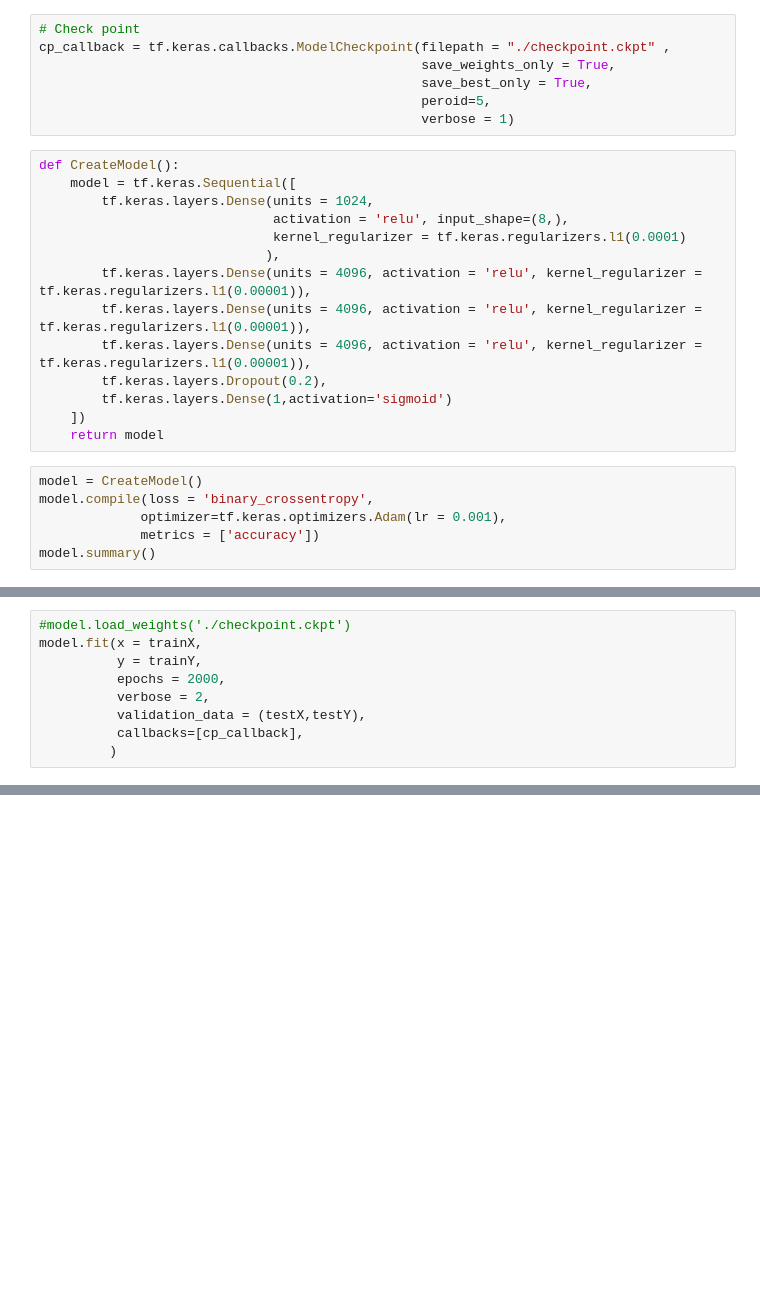
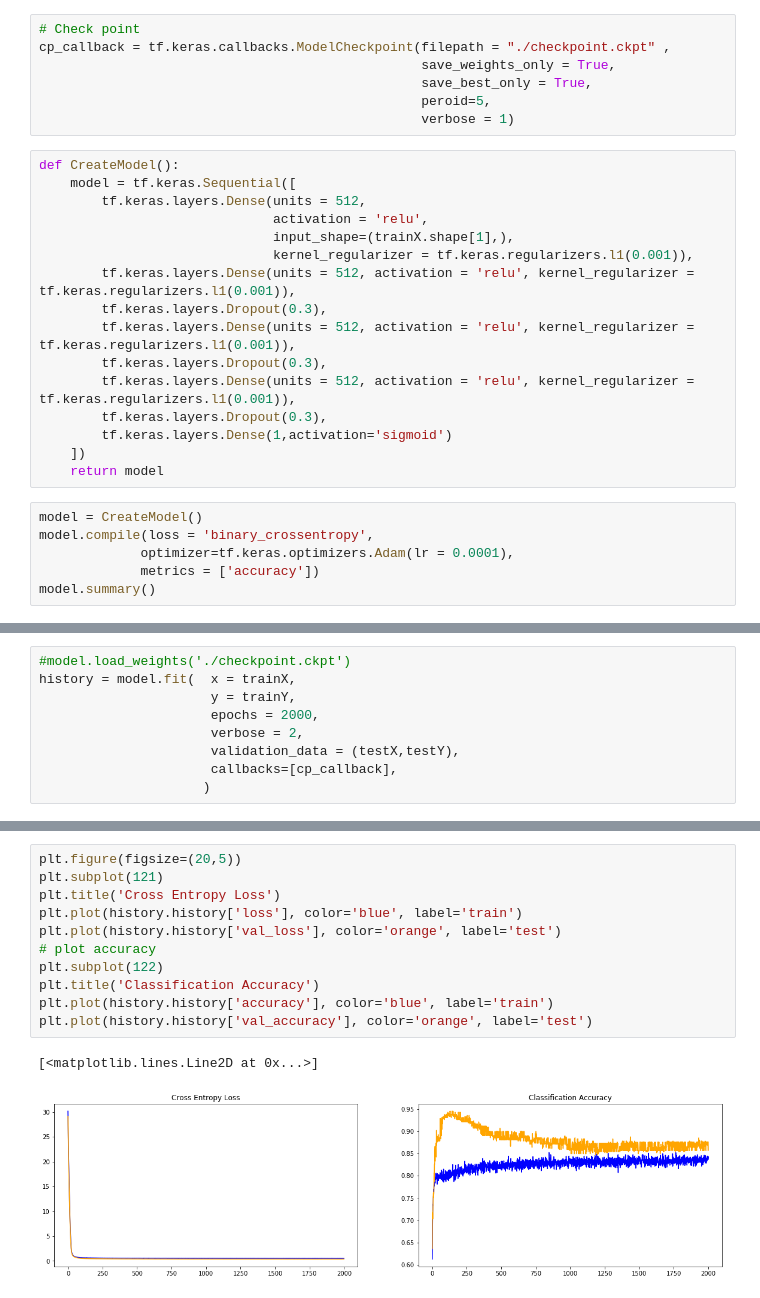
Before and after one commit to autumn192837465/Tensorflow2.0_Examples, a Jupyter notebook: Titanic_Kaggle_competition/Titantic.ipynb, the cells around one changed output, grey strips where cells are left out. Saved outputs shown, nothing was run; the diff lists cells and outputs as text; blank space fills up the shorter version.

```diff
--- a/Titanic_Kaggle_competition/Titantic.ipynb
+++ b/Titanic_Kaggle_competition/Titantic.ipynb
@@ -201,20 +254,22 @@ cp_callback = tf.keras.callbacks.ModelCheckpoint(filepath = "./checkpoint.ckpt"
 # %%
 def CreateModel():
     model = tf.keras.Sequential([
-        tf.keras.layers.Dense(units = 1024,
-                              activation = 'relu', input_shape=(8,),
-                              kernel_regularizer = tf.keras.regularizers.l1(0.0001)
-                             ),
-        tf.keras.layers.Dense(units = 4096, activation = 'relu', kernel_regularizer = tf.keras.regularizers.l1(0.00001)),
-        tf.keras.layers.Dense(units = 4096, activation = 'relu', kernel_regularizer = tf.keras.regularizers.l1(0.00001)),
-        tf.keras.layers.Dense(units = 4096, activation = 'relu', kernel_regularizer = tf.keras.regularizers.l1(0.00001)),
-        tf.keras.layers.Dropout(0.2),
+        tf.keras.layers.Dense(units = 512,
+                              activation = 'relu',
+                              input_shape=(trainX.shape[1],),
+                              kernel_regularizer = tf.keras.regularizers.l1(0.001)),
+        tf.keras.layers.Dense(units = 512, activation = 'relu', kernel_regularizer = tf.keras.regularizers.l1(0.001)),
+        tf.keras.layers.Dropout(0.3),
+        tf.keras.layers.Dense(units = 512, activation = 'relu', kernel_regularizer = tf.keras.regularizers.l1(0.001)),
+        tf.keras.layers.Dropout(0.3),
+        tf.keras.layers.Dense(units = 512, activation = 'relu', kernel_regularizer = tf.keras.regularizers.l1(0.001)),
+        tf.keras.layers.Dropout(0.3),
         tf.keras.layers.Dense(1,activation='sigmoid')
     ])
     return model
 # %%
 model = CreateModel()
 model.compile(loss = 'binary_crossentropy',
-             optimizer=tf.keras.optimizers.Adam(lr = 0.001),
+             optimizer=tf.keras.optimizers.Adam(lr = 0.0001),
              metrics = ['accuracy'])
 model.summary()
@@ -221,9 +294,9 @@ model.summary()
 # %%
 #model.load_weights('./checkpoint.ckpt')
-model.fit(x = trainX,
-          y = trainY,
-          epochs = 2000,
-          verbose = 2,
-          validation_data = (testX,testY),
-          callbacks=[cp_callback],
-         )
+history = model.fit(  x = trainX,
+                      y = trainY,
+                      epochs = 2000,
+                      verbose = 2,
+                      validation_data = (testX,testY),
+                      callbacks=[cp_callback],
+                     )
@@ -230 +321,15 @@ model.fit(x = trainX,
+# %%
+plt.figure(figsize=(20,5))
+plt.subplot(121)
+plt.title('Cross Entropy Loss')
+plt.plot(history.history['loss'], color='blue', label='train')
+plt.plot(history.history['val_loss'], color='orange', label='test')
+# plot accuracy
+plt.subplot(122)
+plt.title('Classification Accuracy')
+plt.plot(history.history['accuracy'], color='blue', label='train')
+plt.plot(history.history['val_accuracy'], color='orange', label='test')
+# %% [output]
+[<matplotlib.lines.Line2D at 0x...>]
+[figure, added]
 # %%
```
Also changed, not shown: parts of 17 cells of this notebook, 6 other files.
